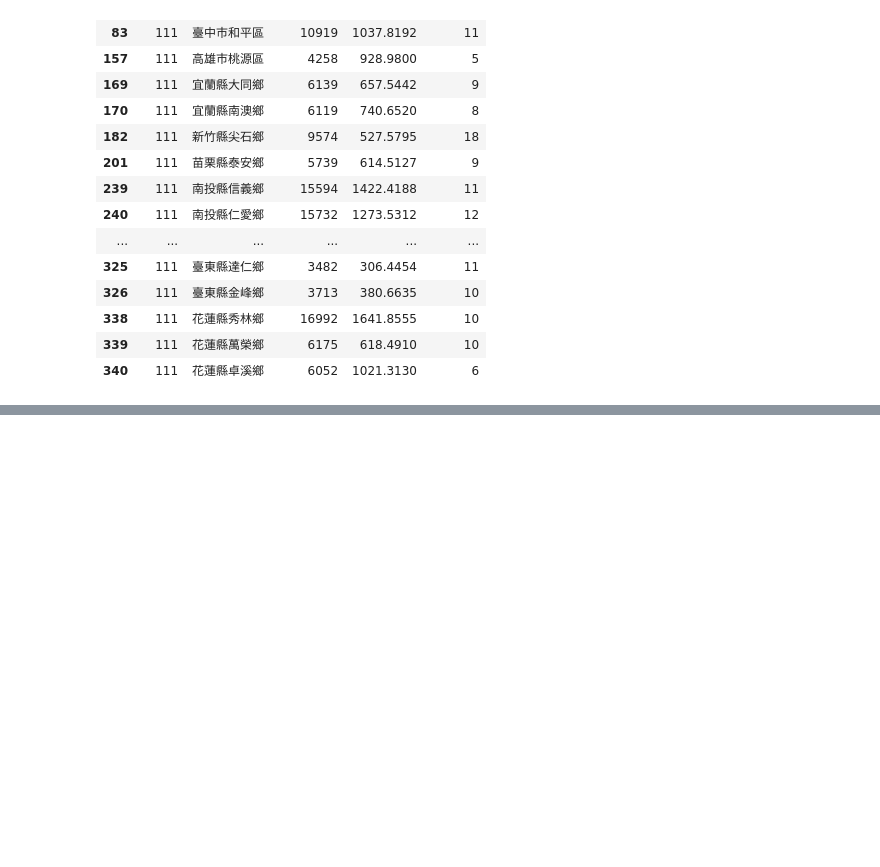
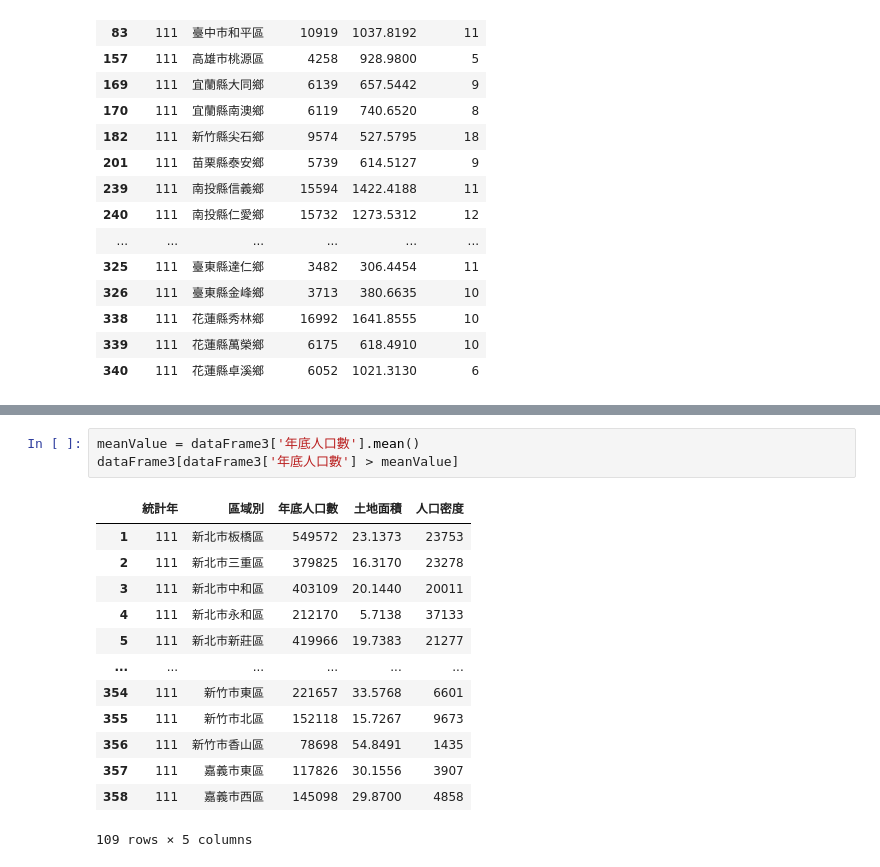
Before and after one commit to Han7502/2023_11_14_2_4, a Jupyter notebook: lesson17/lesson17_3.ipynb, the cells around one changed output, grey strips where cells are left out. Drawn from its saved outputs; the diff is of its cells as text; blank space fills up the shorter version.

```diff
--- a/lesson17/lesson17_3.ipynb
+++ b/lesson17/lesson17_3.ipynb
@@ -142,0 +156,17 @@ dataFrame3[dataFrame3['土地面積'] > 300]
+# %%
+meanValue = dataFrame3['年底人口數'].mean()
+dataFrame3[dataFrame3['年底人口數'] > meanValue]
+# %% [output]
+|  | 統計年 | 區域別 | 年底人口數 | 土地面積 | 人口密度 |
+| 1 | 111 | 新北市板橋區 | 549572 | 23.1373 | 23753 |
+| 2 | 111 | 新北市三重區 | 379825 | 16.3170 | 23278 |
+| 3 | 111 | 新北市中和區 | 403109 | 20.1440 | 20011 |
+| 4 | 111 | 新北市永和區 | 212170 | 5.7138 | 37133 |
+| 5 | 111 | 新北市新莊區 | 419966 | 19.7383 | 21277 |
+| ... | ... | ... | ... | ... | ... |
+| 354 | 111 | 新竹市東區 | 221657 | 33.5768 | 6601 |
+| 355 | 111 | 新竹市北區 | 152118 | 15.7267 | 9673 |
+| 356 | 111 | 新竹市香山區 | 78698 | 54.8491 | 1435 |
+| 357 | 111 | 嘉義市東區 | 117826 | 30.1556 | 3907 |
+| 358 | 111 | 嘉義市西區 | 145098 | 29.8700 | 4858 |
+109 rows × 5 columns
```
Also changed, not shown: parts of 2 cells of this notebook.
